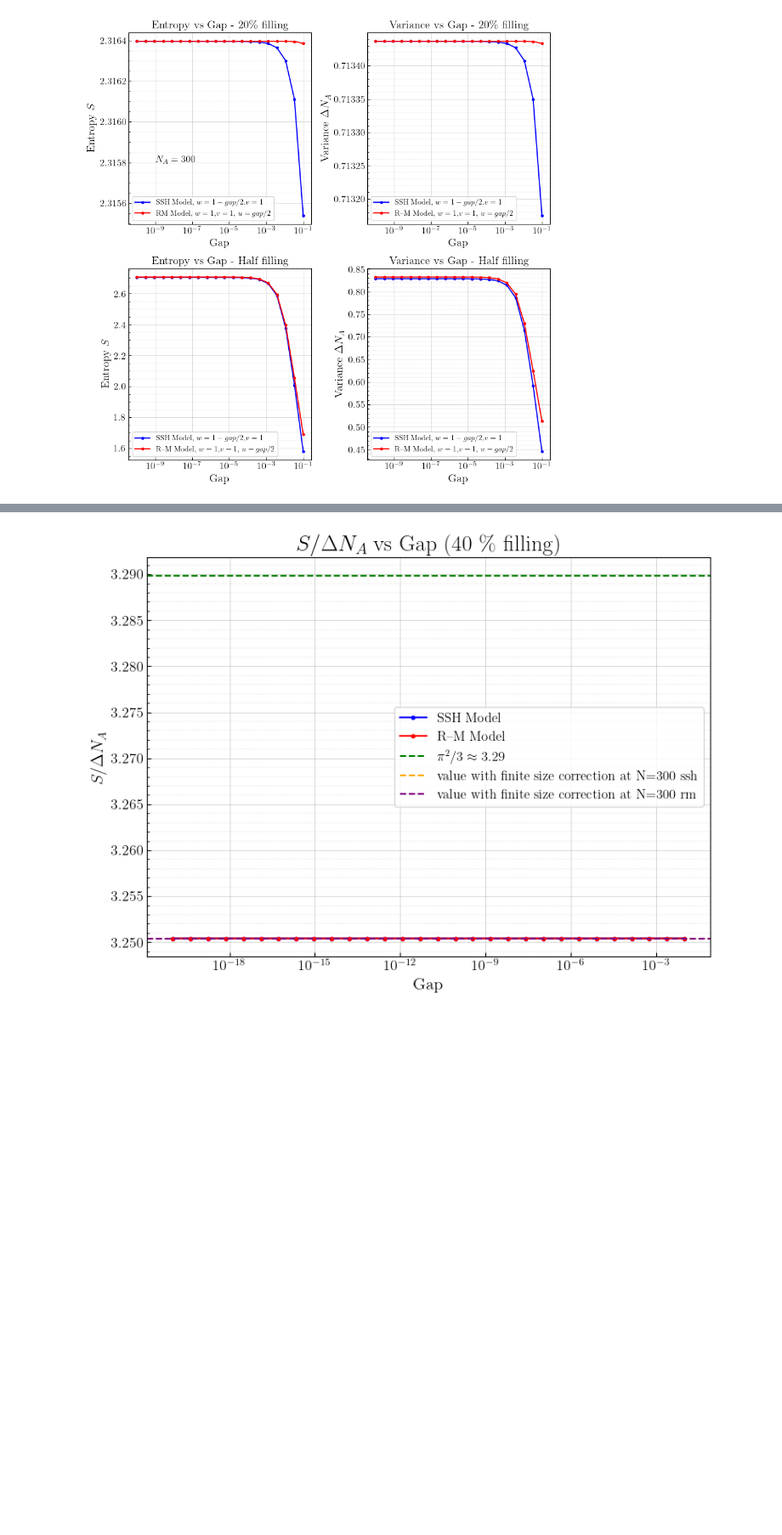
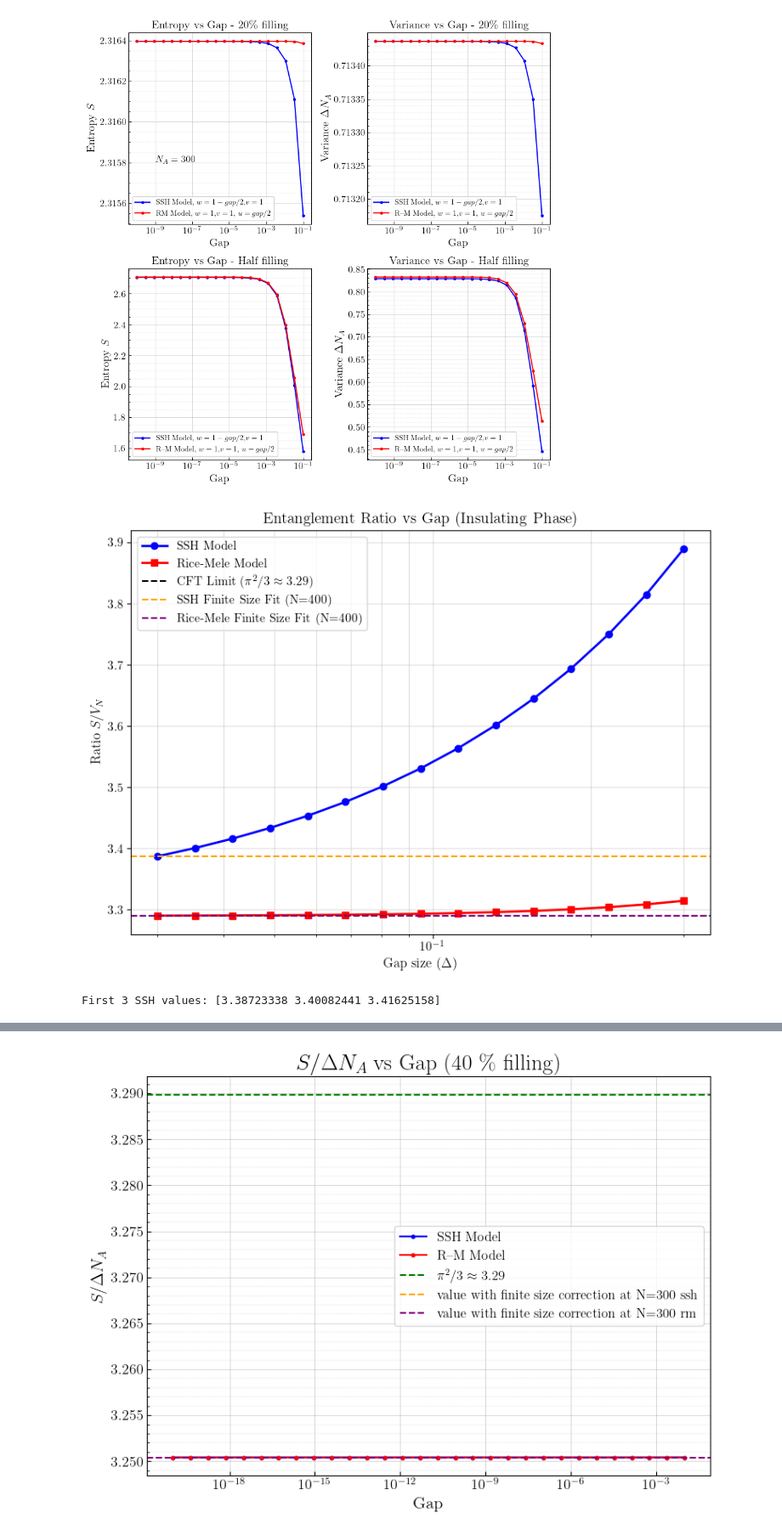
Before and after one commit to artalink7/SSH-Analysis, a Jupyter notebook: plot/plots.ipynb, the cells around one changed output, grey strips where cells are left out. Shown at 85% size. Drawn from its saved outputs; the diff is of its cells as text; code cells hidden in the pictures; blank space fills up the shorter version.

Commit message:
New_plot_noninteracting

```diff
--- a/plot/plots.ipynb
+++ b/plot/plots.ipynb
@@ -489,0 +552,5 @@ plot_ssh_and_rm_entropy_small_gaps()
+# %%
+plot_ratio_entropy_variance_vs_gap_insulating_phase()
+# %% [output]
+[figure, added]
+First 3 SSH values: [3.38723338 3.40082441 3.41625158]
```
Also changed, not shown: parts of 4 cells of this notebook, 13 other files.
